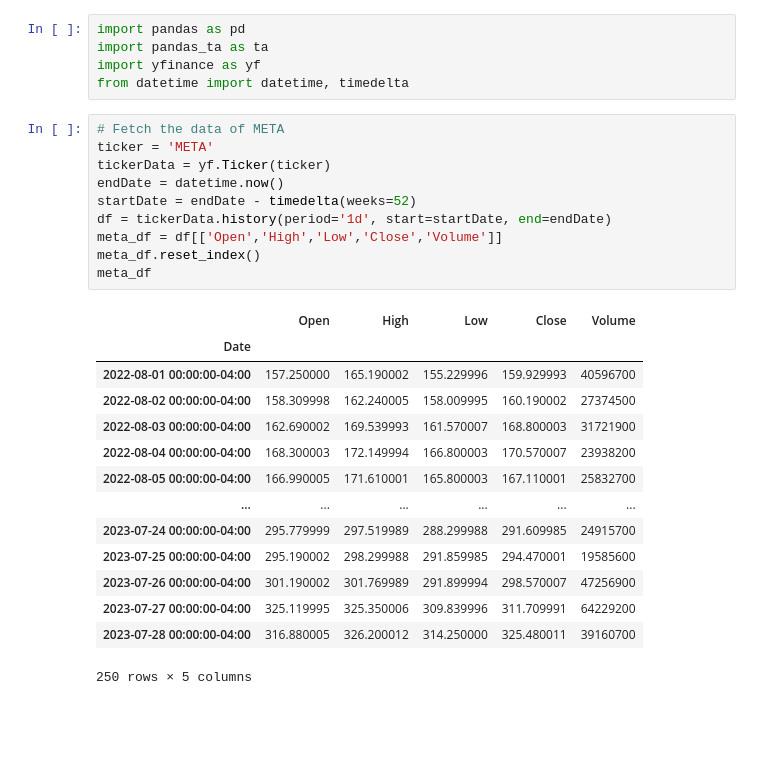
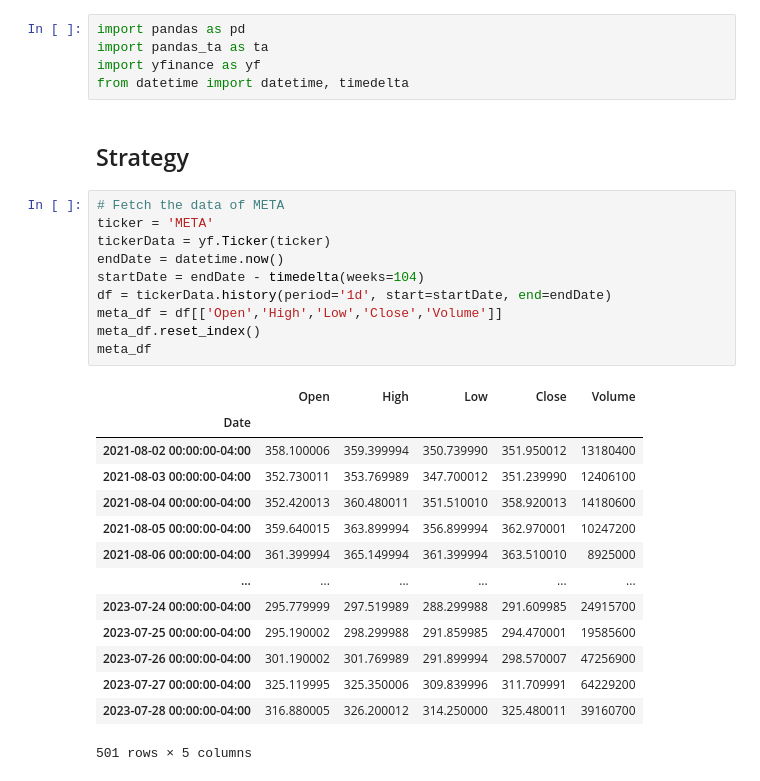
Before and after one commit to charliehou1920/Trading_Strategies, a Jupyter notebook: BollingerBand_Trade_Management.ipynb, the cells around one changed output. Cells and saved outputs as stored; diff of their text form; blank space fills up the shorter version.

```diff
--- a/BollingerBand_Trade_Management.ipynb
+++ b/BollingerBand_Trade_Management.ipynb
@@ -3,31 +3,33 @@ import pandas as pd
 import pandas_ta as ta
 import yfinance as yf
 from datetime import datetime, timedelta
+# %% [markdown]
+## Strategy
 # %%
 # Fetch the data of META
 ticker = 'META'
 tickerData = yf.Ticker(ticker)
 endDate = datetime.now()
-startDate = endDate - timedelta(weeks=52)
+startDate = endDate - timedelta(weeks=104)
 df = tickerData.history(period='1d', start=startDate, end=endDate)
 meta_df = df[['Open','High','Low','Close','Volume']]
 meta_df.reset_index()
 meta_df
 # %% [output]
 |  | Open | High | Low | Close | Volume |
 | Date |  |  |  |  |  |
-| 2022-08-01 00:00:00-04:00 | 157.250000 | 165.190002 | 155.229996 | 159.929993 | 40596700 |
-| 2022-08-02 00:00:00-04:00 | 158.309998 | 162.240005 | 158.009995 | 160.190002 | 27374500 |
-| 2022-08-03 00:00:00-04:00 | 162.690002 | 169.539993 | 161.570007 | 168.800003 | 31721900 |
-| 2022-08-04 00:00:00-04:00 | 168.300003 | 172.149994 | 166.800003 | 170.570007 | 23938200 |
-| 2022-08-05 00:00:00-04:00 | 166.990005 | 171.610001 | 165.800003 | 167.110001 | 25832700 |
+| 2021-08-02 00:00:00-04:00 | 358.100006 | 359.399994 | 350.739990 | 351.950012 | 13180400 |
+| 2021-08-03 00:00:00-04:00 | 352.730011 | 353.769989 | 347.700012 | 351.239990 | 12406100 |
+| 2021-08-04 00:00:00-04:00 | 352.420013 | 360.480011 | 351.510010 | 358.920013 | 14180600 |
+| 2021-08-05 00:00:00-04:00 | 359.640015 | 363.899994 | 356.899994 | 362.970001 | 10247200 |
+| 2021-08-06 00:00:00-04:00 | 361.399994 | 365.149994 | 361.399994 | 363.510010 | 8925000 |
 | ... | ... | ... | ... | ... | ... |
 | 2023-07-24 00:00:00-04:00 | 295.779999 | 297.519989 | 288.299988 | 291.609985 | 24915700 |
 | 2023-07-25 00:00:00-04:00 | 295.190002 | 298.299988 | 291.859985 | 294.470001 | 19585600 |
 | 2023-07-26 00:00:00-04:00 | 301.190002 | 301.769989 | 291.899994 | 298.570007 | 47256900 |
 | 2023-07-27 00:00:00-04:00 | 325.119995 | 325.350006 | 309.839996 | 311.709991 | 64229200 |
 | 2023-07-28 00:00:00-04:00 | 316.880005 | 326.200012 | 314.250000 | 325.480011 | 39160700 |
-250 rows × 5 columns
+501 rows × 5 columns
 # %%
 # Add indicators of SMA, RSI and Bollinger Bands
 meta_df["SMA"] = ta.sma(meta_df.Close, length=200)
```
Also changed, not shown: parts of 9 cells of this notebook.
